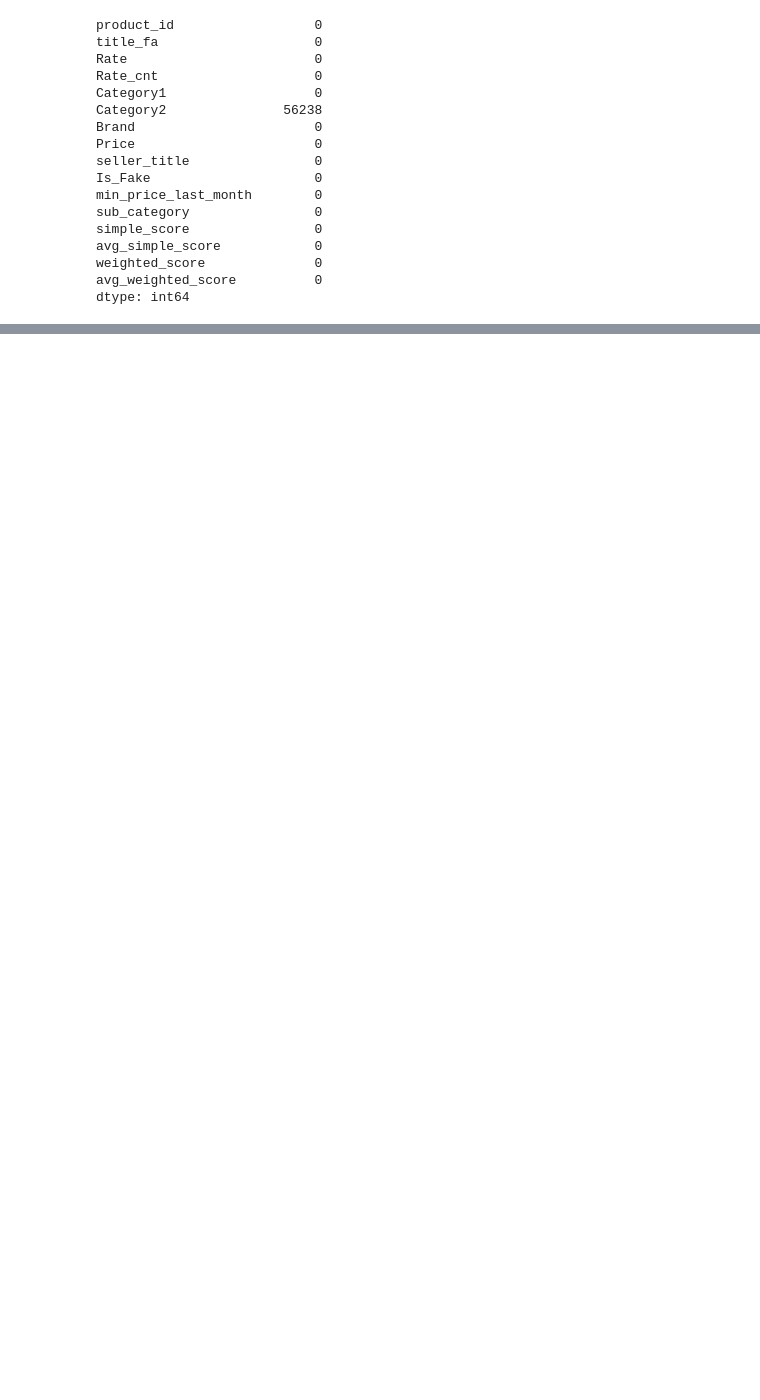
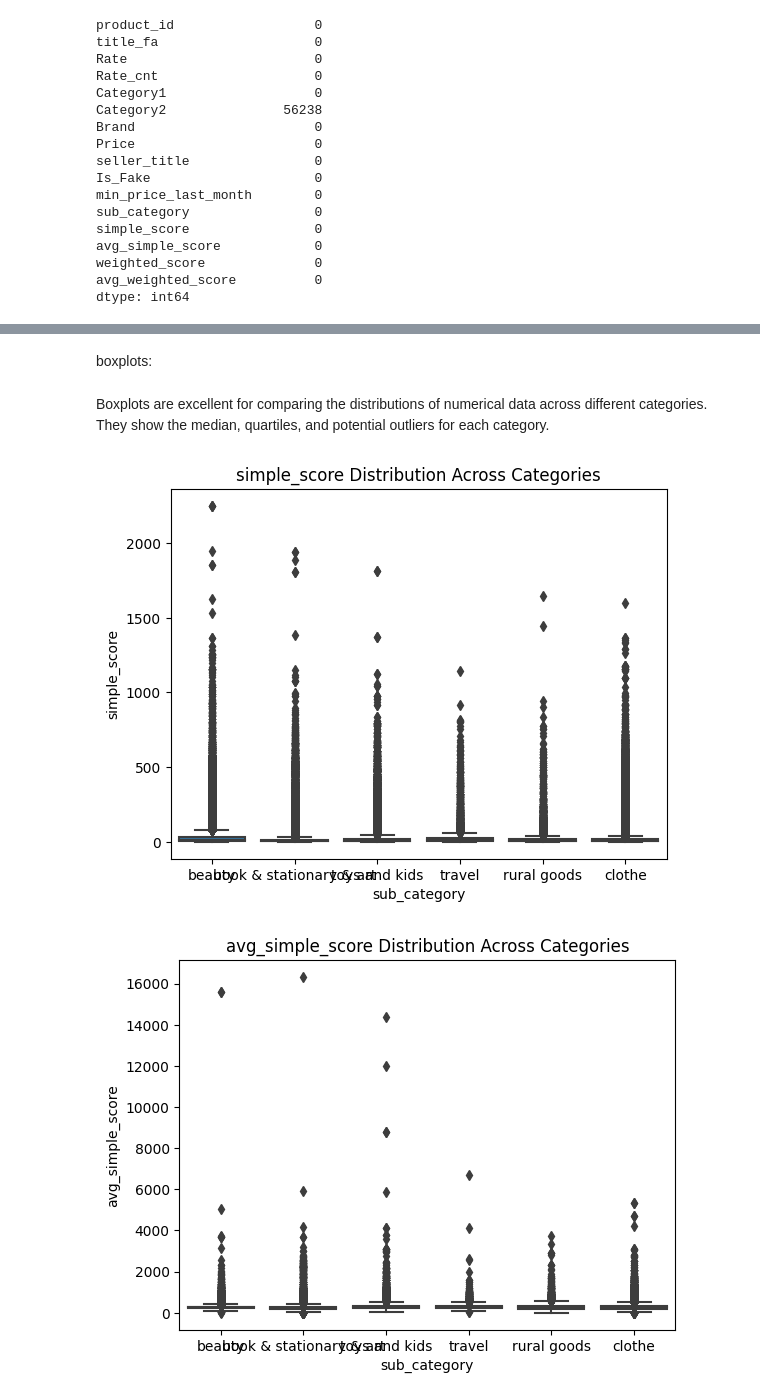
Before and after one commit to Arefnmy/Digikala-user-engagement-analysis, a Jupyter notebook: clustering_analysis.ipynb, the cells around one changed output, grey strips where cells are left out. Saved outputs shown, nothing was run; the diff lists cells and outputs as text; code cells hidden in the pictures; blank space fills up the shorter version.

```diff
--- a/clustering_analysis.ipynb
+++ b/clustering_analysis.ipynb
@@ -78,0 +125,14 @@ from sklearn.preprocessing import LabelEncoder
+# %% [markdown]
+boxplots:
+# %% [markdown]
+Boxplots are excellent for comparing the distributions of numerical data across different categories. They show the median, quartiles, and potential outliers for each category.
+# %%
+import seaborn as sns
+
+for score in ['simple_score','avg_simple_score','weighted_score','avg_weighted_score']:
+    sns.boxplot(x='sub_category', y=score, data=df)
+    plt.title(f'{score} Distribution Across Categories')
+    plt.show()
+# %% [output]
+[figure, added]
+[figure, added]
```
Also changed, not shown: parts of 11 cells of this notebook.
